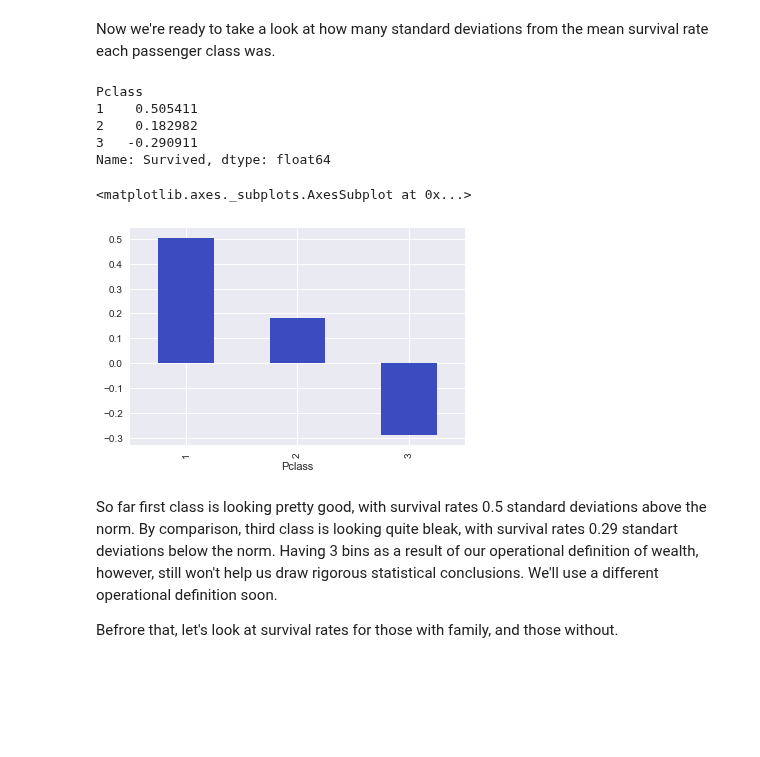
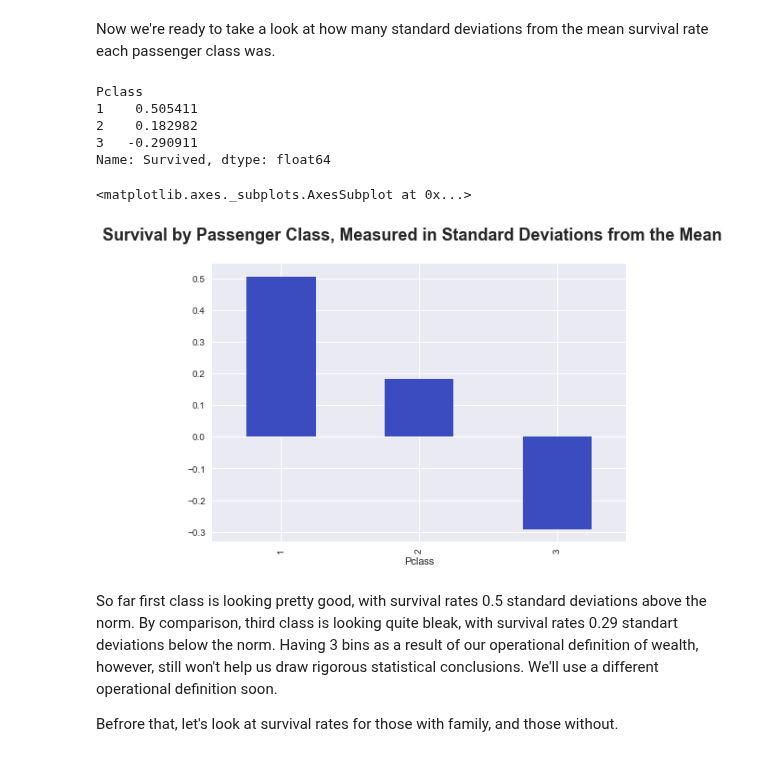
Before and after one commit to kylemeenehan/titanic-data, a Jupyter notebook: Titanic Project.ipynb, the cells around one changed output. Cells and saved outputs as stored; diff of their text form; code cells hidden in the pictures; blank space fills up the shorter version.

```diff
--- a/Titanic Project.ipynb
+++ b/Titanic Project.ipynb
@@ -195,16 +198,16 @@ Now we're ready to take a look at how many standard deviations from the mean sur
 # %%
 by_classes = titanic_data.groupby('Pclass').mean()['Survived'].apply(normalize)
 print by_classes
-
+plt.figure().suptitle('Survival by Passenger Class, Measured in Standard Deviations from the Mean', fontsize=18, fontweight='bold')
 by_classes.plot.bar(colormap='coolwarm')
 # %% [output]
 Pclass
 1    0.505411
 2    0.182982
 3   -0.290911
 Name: Survived, dtype: float64
 <matplotlib.axes._subplots.AxesSubplot at 0x...>
-[figure, old version]
+[figure, new version]
 # %% [markdown]
 So far first class is looking pretty good, with survival rates 0.5 standard deviations above the norm. By comparison, third class is looking quite bleak, with survival rates 0.29 standart deviations below the norm. Having 3 bins as a result of our operational definition of wealth, however, still won't help us draw rigorous statistical conclusions. We'll use a different operational definition soon.
 
```
Also changed, not shown: parts of 12 cells of this notebook.
